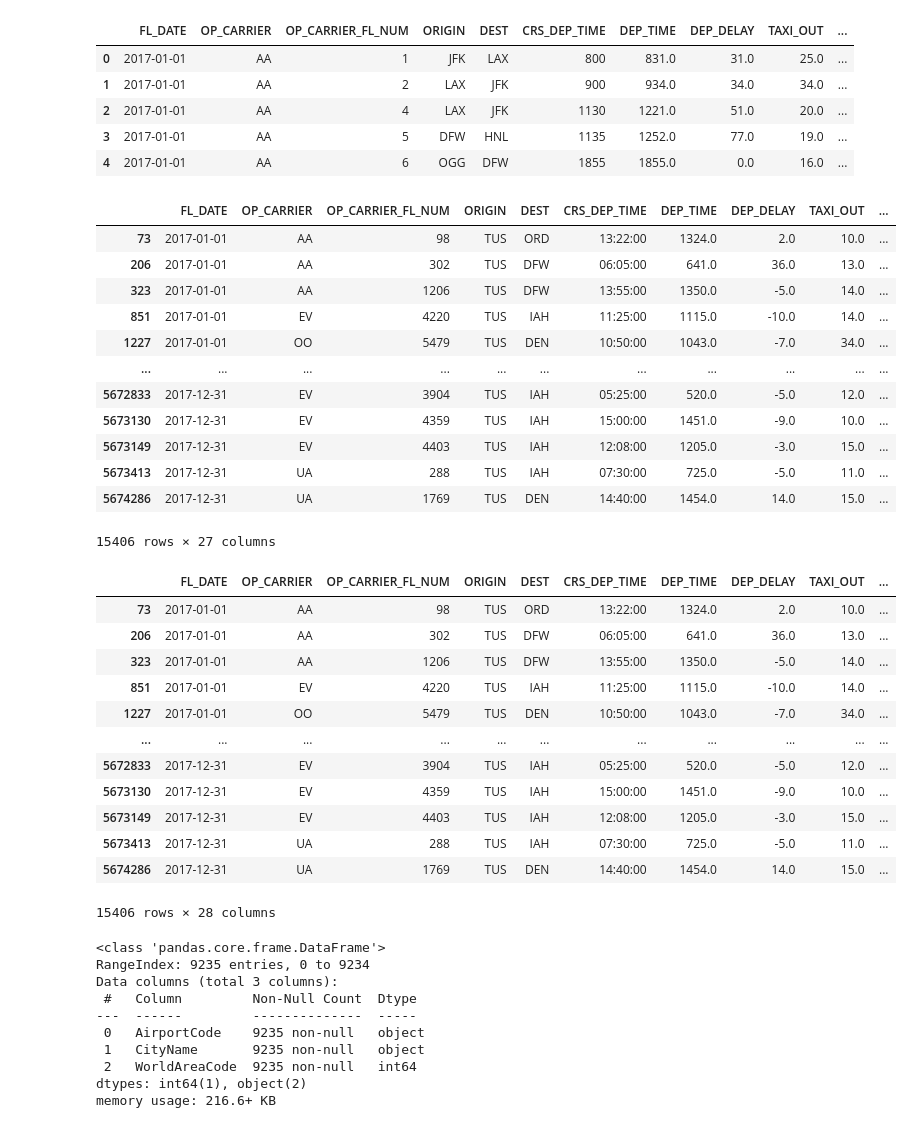
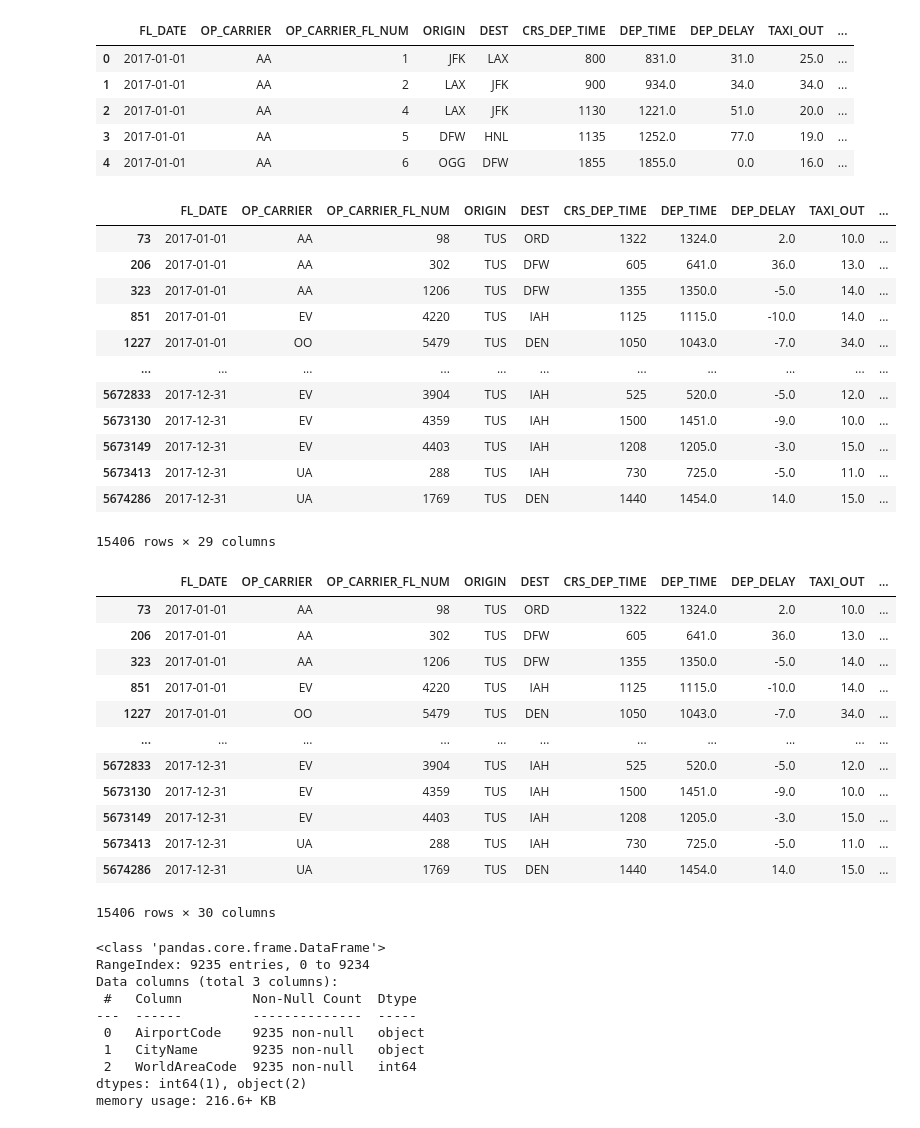
Before and after one commit to NicoleLund/flight_delay_prediction, a Jupyter notebook: data_manipulation_modeling/data_clean/data_wrangling.ipynb, the cells around one changed output. Cells and saved outputs as stored; diff of their text form; code cells hidden in the pictures.

```diff
--- a/data_manipulation_modeling/data_clean/data_wrangling.ipynb
+++ b/data_manipulation_modeling/data_clean/data_wrangling.ipynb
@@ -38,49 +38,60 @@ tus_df1 = tus_df.fillna(0)
 # %%
 # if dep_time = 0 the File was cancelled
 
-tus_df1['CRS_DEP_TIME'] = pd.to_datetime(tus_df1['CRS_DEP_TIME'], format = '%H%M').dt.time
-tus_df1['CRS_ARR_TIME'] = pd.to_datetime(tus_df1['CRS_ARR_TIME'], format = '%H%M').dt.time
+tus_df['CRS_DEP_HM'] = pd.to_datetime(tus_df['CRS_DEP_TIME'], format = '%H%M').dt.time
 
-tus_df1
+# tus_df1 = tus_df1[(tus_df1['DEP_TIME'] !=8) & (tus_df1['DEP_TIME'] !=4) & (tus_df1['DEP_TIME'] !=0)]
+# tus_df1['DEP_TIME_HM'] = pd.to_datetime(tus_df1['DEP_TIME'], format = '%H%M').dt.time
+
+
+tus_df['CRS_ARR_HM'] = pd.to_datetime(tus_df['CRS_ARR_TIME'], format = '%H%M').dt.time
+
+# tus_df1 = tus_df1[(tus_df1['ARR_TIME'] !=0) &  (tus_df1['ARR_TIME'] !=5)]
+# tus_df1['ARR_TIME_HM'] = pd.to_datetime(tus_df1['ARR_TIME'], format = '%H%M').dt.time
+
+# tus_df1 = tus_df1[(tus_df1['WHEELS_OFF'] !=0) & (tus_df1['WHEELS_OFF'] !=3)]
+# tus_df1['WHEELS_OFF_HM'] = pd.to_datetime(tus_df1['WHEELS_OFF'], format = '%H%M').dt.time
+
+tus_df
 # tus_df1.to_csv('tus.csv')
 # files.download('tus.csv')
 # %% [output]
 |  | FL_DATE | OP_CARRIER | OP_CARRIER_FL_NUM | ORIGIN | DEST | CRS_DEP_TIME | DEP_TIME | DEP_DELAY | TAXI_OUT | ... |
-| 73 | 2017-01-01 | AA | 98 | TUS | ORD | 13:22:00 | 1324.0 | 2.0 | 10.0 | ... |
-| 206 | 2017-01-01 | AA | 302 | TUS | DFW | 06:05:00 | 641.0 | 36.0 | 13.0 | ... |
-| 323 | 2017-01-01 | AA | 1206 | TUS | DFW | 13:55:00 | 1350.0 | -5.0 | 14.0 | ... |
-| 851 | 2017-01-01 | EV | 4220 | TUS | IAH | 11:25:00 | 1115.0 | -10.0 | 14.0 | ... |
-| 1227 | 2017-01-01 | OO | 5479 | TUS | DEN | 10:50:00 | 1043.0 | -7.0 | 34.0 | ... |
+| 73 | 2017-01-01 | AA | 98 | TUS | ORD | 1322 | 1324.0 | 2.0 | 10.0 | ... |
+| 206 | 2017-01-01 | AA | 302 | TUS | DFW | 605 | 641.0 | 36.0 | 13.0 | ... |
+| 323 | 2017-01-01 | AA | 1206 | TUS | DFW | 1355 | 1350.0 | -5.0 | 14.0 | ... |
+| 851 | 2017-01-01 | EV | 4220 | TUS | IAH | 1125 | 1115.0 | -10.0 | 14.0 | ... |
+| 1227 | 2017-01-01 | OO | 5479 | TUS | DEN | 1050 | 1043.0 | -7.0 | 34.0 | ... |
 | ... | ... | ... | ... | ... | ... | ... | ... | ... | ... | ... |
-| 5672833 | 2017-12-31 | EV | 3904 | TUS | IAH | 05:25:00 | 520.0 | -5.0 | 12.0 | ... |
-| 5673130 | 2017-12-31 | EV | 4359 | TUS | IAH | 15:00:00 | 1451.0 | -9.0 | 10.0 | ... |
-| 5673149 | 2017-12-31 | EV | 4403 | TUS | IAH | 12:08:00 | 1205.0 | -3.0 | 15.0 | ... |
-| 5673413 | 2017-12-31 | UA | 288 | TUS | IAH | 07:30:00 | 725.0 | -5.0 | 11.0 | ... |
-| 5674286 | 2017-12-31 | UA | 1769 | TUS | DEN | 14:40:00 | 1454.0 | 14.0 | 15.0 | ... |
+| 5672833 | 2017-12-31 | EV | 3904 | TUS | IAH | 525 | 520.0 | -5.0 | 12.0 | ... |
+| 5673130 | 2017-12-31 | EV | 4359 | TUS | IAH | 1500 | 1451.0 | -9.0 | 10.0 | ... |
+| 5673149 | 2017-12-31 | EV | 4403 | TUS | IAH | 1208 | 1205.0 | -3.0 | 15.0 | ... |
+| 5673413 | 2017-12-31 | UA | 288 | TUS | IAH | 730 | 725.0 | -5.0 | 11.0 | ... |
+| 5674286 | 2017-12-31 | UA | 1769 | TUS | DEN | 1440 | 1454.0 | 14.0 | 15.0 | ... |
-15406 rows × 27 columns
+15406 rows × 29 columns
 # %%
 # Add Day of the week
 
-tus_df1['FL_DATE'] = pd.to_datetime(tus_df1['FL_DATE'], format = '%Y/%m/%d')
-tus_df1['day_of_week'] = tus_df1['FL_DATE'].dt.day_name()
-tus_df1
+tus_df['FL_DATE'] = pd.to_datetime(tus_df['FL_DATE'], format = '%Y/%m/%d')
+tus_df['day_of_week'] = tus_df['FL_DATE'].dt.day_name()
+tus_df
 
 # tus_df1.to_csv('tus.csv')
 # files.download('tus.csv')
 # %% [output]
 |  | FL_DATE | OP_CARRIER | OP_CARRIER_FL_NUM | ORIGIN | DEST | CRS_DEP_TIME | DEP_TIME | DEP_DELAY | TAXI_OUT | ... |
-| 73 | 2017-01-01 | AA | 98 | TUS | ORD | 13:22:00 | 1324.0 | 2.0 | 10.0 | ... |
-| 206 | 2017-01-01 | AA | 302 | TUS | DFW | 06:05:00 | 641.0 | 36.0 | 13.0 | ... |
-| 323 | 2017-01-01 | AA | 1206 | TUS | DFW | 13:55:00 | 1350.0 | -5.0 | 14.0 | ... |
-| 851 | 2017-01-01 | EV | 4220 | TUS | IAH | 11:25:00 | 1115.0 | -10.0 | 14.0 | ... |
-| 1227 | 2017-01-01 | OO | 5479 | TUS | DEN | 10:50:00 | 1043.0 | -7.0 | 34.0 | ... |
+| 73 | 2017-01-01 | AA | 98 | TUS | ORD | 1322 | 1324.0 | 2.0 | 10.0 | ... |
+| 206 | 2017-01-01 | AA | 302 | TUS | DFW | 605 | 641.0 | 36.0 | 13.0 | ... |
+| 323 | 2017-01-01 | AA | 1206 | TUS | DFW | 1355 | 1350.0 | -5.0 | 14.0 | ... |
+| 851 | 2017-01-01 | EV | 4220 | TUS | IAH | 1125 | 1115.0 | -10.0 | 14.0 | ... |
+| 1227 | 2017-01-01 | OO | 5479 | TUS | DEN | 1050 | 1043.0 | -7.0 | 34.0 | ... |
 | ... | ... | ... | ... | ... | ... | ... | ... | ... | ... | ... |
-| 5672833 | 2017-12-31 | EV | 3904 | TUS | IAH | 05:25:00 | 520.0 | -5.0 | 12.0 | ... |
-| 5673130 | 2017-12-31 | EV | 4359 | TUS | IAH | 15:00:00 | 1451.0 | -9.0 | 10.0 | ... |
-| 5673149 | 2017-12-31 | EV | 4403 | TUS | IAH | 12:08:00 | 1205.0 | -3.0 | 15.0 | ... |
-| 5673413 | 2017-12-31 | UA | 288 | TUS | IAH | 07:30:00 | 725.0 | -5.0 | 11.0 | ... |
-| 5674286 | 2017-12-31 | UA | 1769 | TUS | DEN | 14:40:00 | 1454.0 | 14.0 | 15.0 | ... |
+| 5672833 | 2017-12-31 | EV | 3904 | TUS | IAH | 525 | 520.0 | -5.0 | 12.0 | ... |
+| 5673130 | 2017-12-31 | EV | 4359 | TUS | IAH | 1500 | 1451.0 | -9.0 | 10.0 | ... |
+| 5673149 | 2017-12-31 | EV | 4403 | TUS | IAH | 1208 | 1205.0 | -3.0 | 15.0 | ... |
+| 5673413 | 2017-12-31 | UA | 288 | TUS | IAH | 730 | 725.0 | -5.0 | 11.0 | ... |
+| 5674286 | 2017-12-31 | UA | 1769 | TUS | DEN | 1440 | 1454.0 | 14.0 | 15.0 | ... |
-15406 rows × 28 columns
+15406 rows × 30 columns
 # %%
 # Airport Codes
 url_airport = "https://finalproject-3.s3.us-west-1.amazonaws.com/airports_codes.csv"
```
Also changed, not shown: parts of 4 cells of this notebook, 2 other files.
